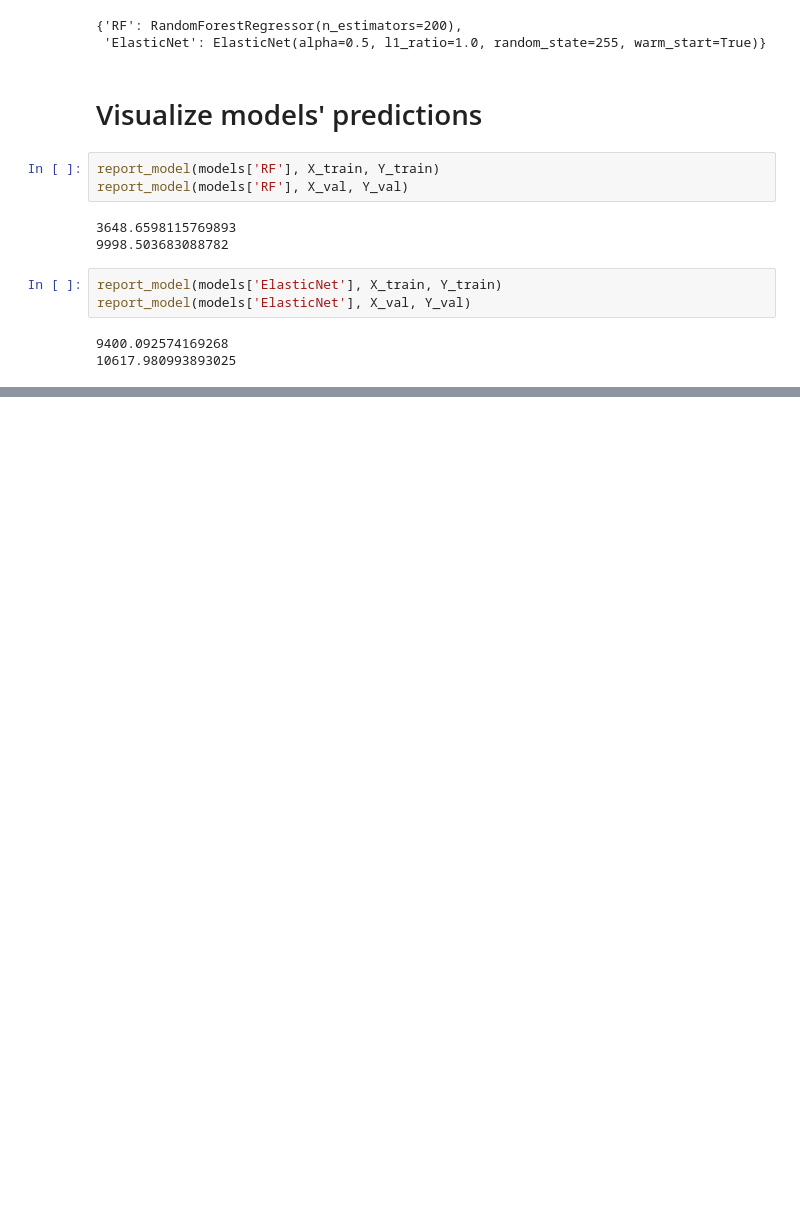
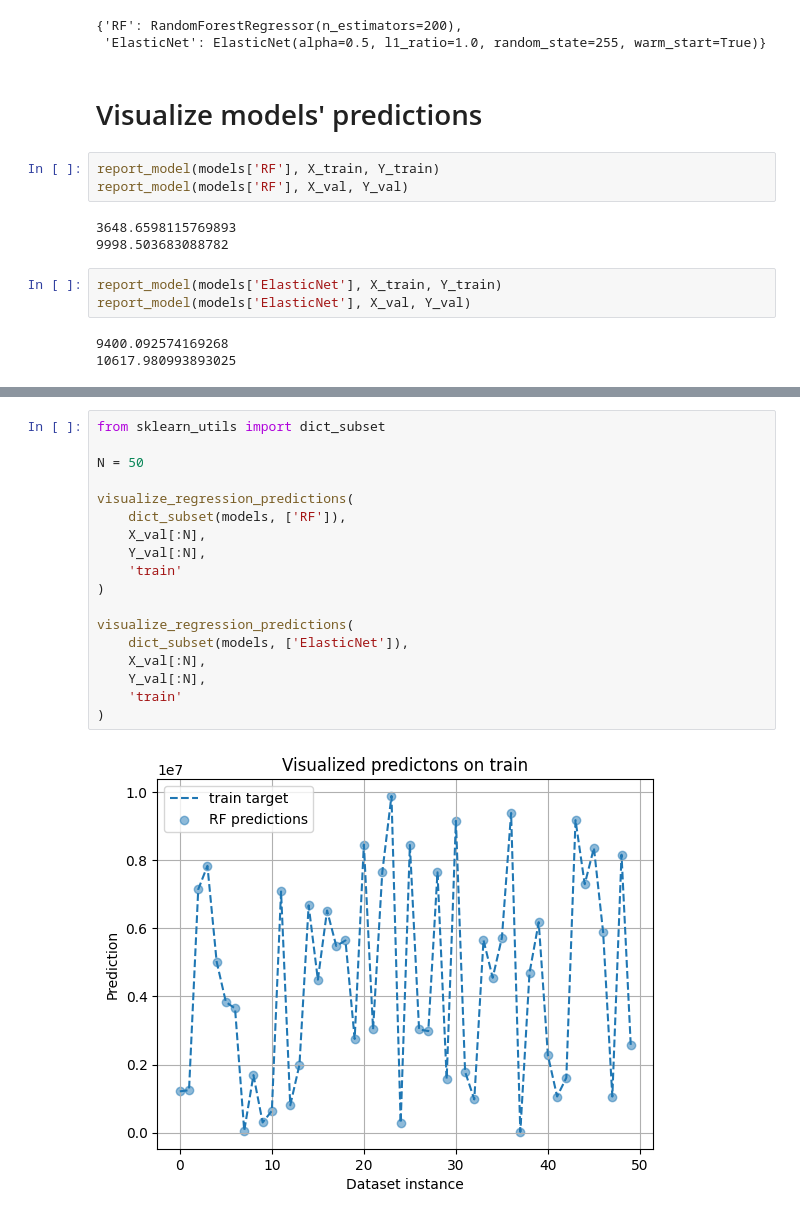
Before and after one commit to PashaIanko/Kaggle.ParisHousingPrices, a Jupyter notebook: 4_model_analysis.ipynb, the cells around one changed output, grey strips where cells are left out. Cells and saved outputs as stored; diff of their text form; blank space fills up the shorter version.

```diff
--- a/4_model_analysis.ipynb
+++ b/4_model_analysis.ipynb
@@ -190,0 +208,20 @@ visualize_predictions(
+# %%
+from sklearn_utils import dict_subset
+
+N = 50
+
+visualize_regression_predictions(
+    dict_subset(models, ['RF']),
+    X_val[:N],
+    Y_val[:N],
+    'train'
+)
+
+visualize_regression_predictions(
+    dict_subset(models, ['ElasticNet']),
+    X_val[:N],
+    Y_val[:N],
+    'train'
+)
+# %% [output]
+[figure, added]
```
Also changed, not shown: parts of 14 cells of this notebook.
